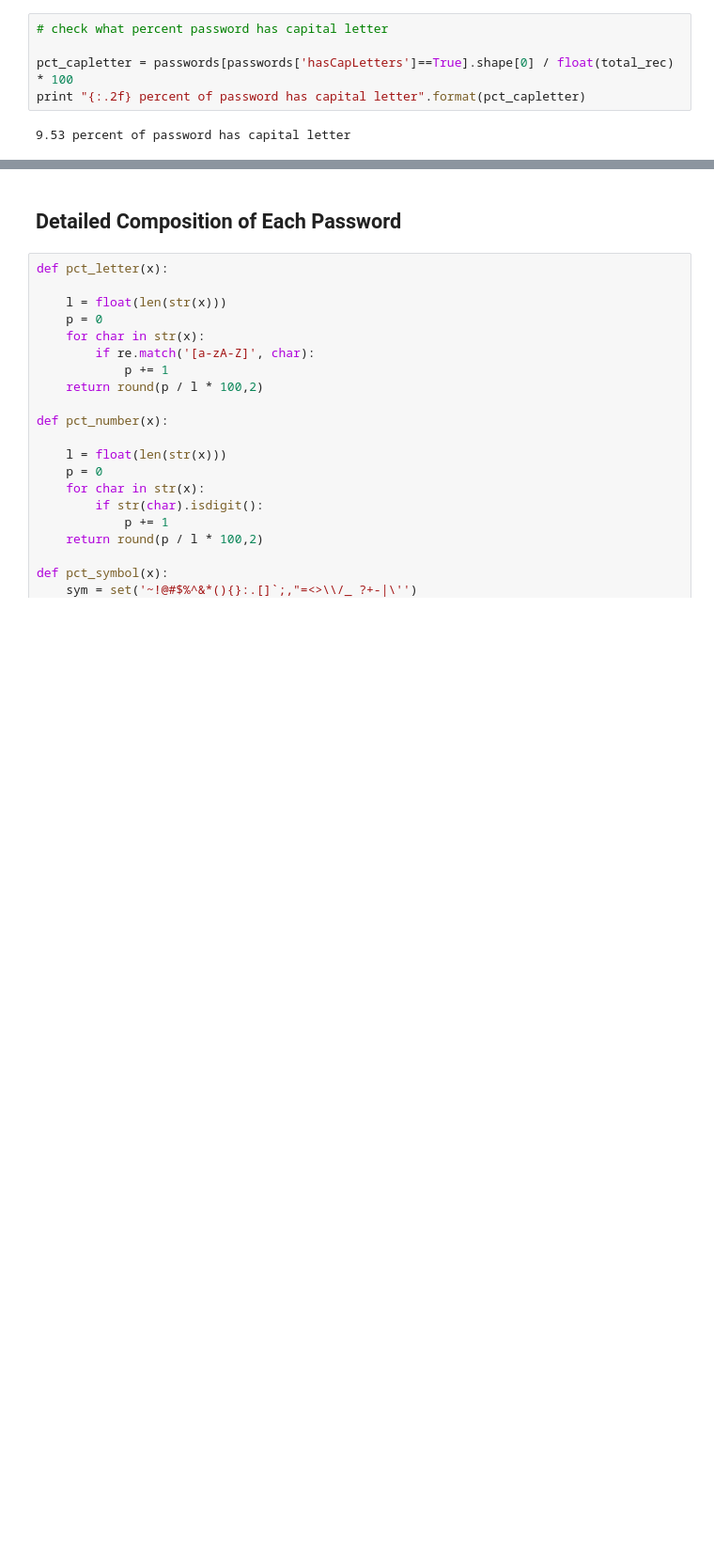
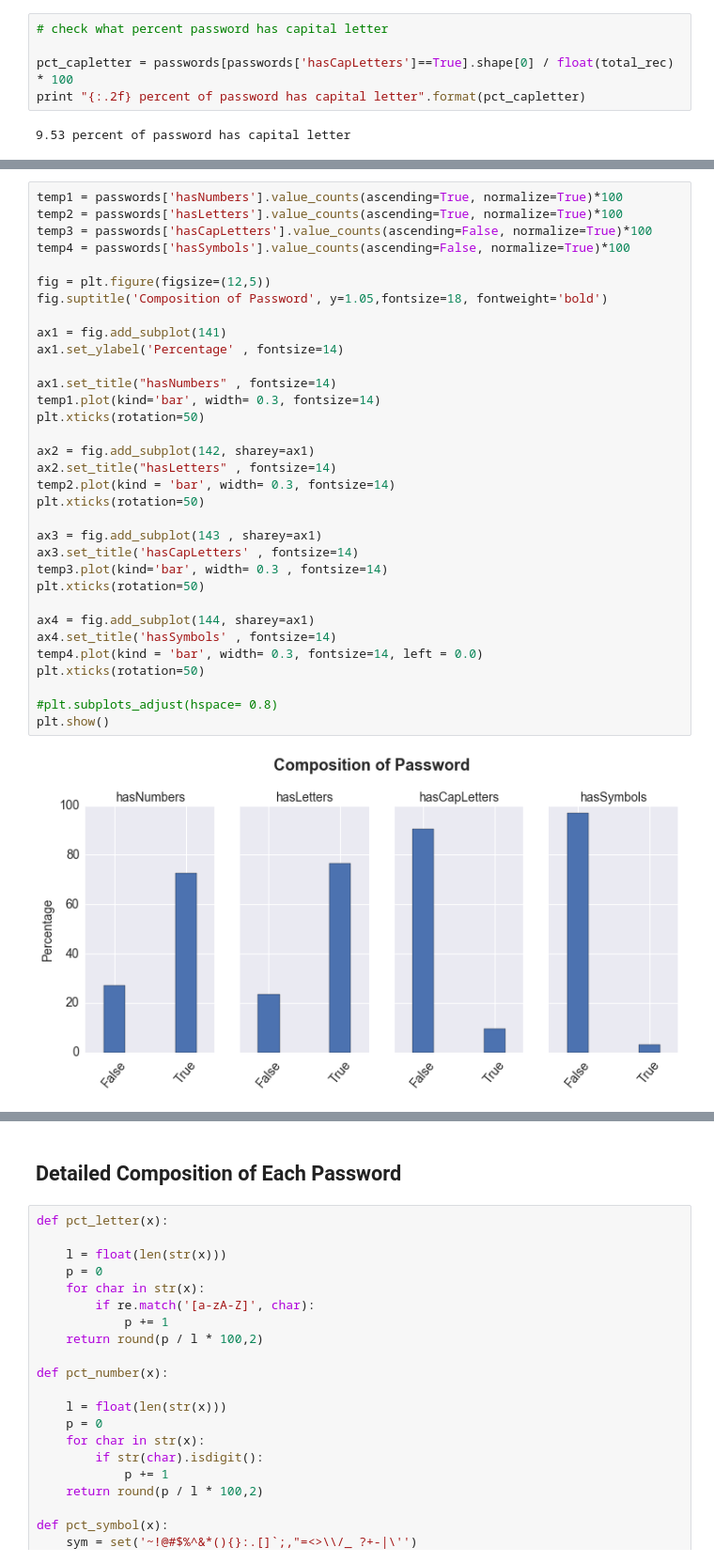
Before and after one commit to jhli973/Incubator, a Jupyter notebook: hijackedemail/Password and hijacked email.ipynb, the cells around one changed output, grey strips where cells are left out. Shown at 94% size. Drawn from its saved outputs; the diff is of its cells as text; blank space fills up the shorter version.

```diff
--- a/hijackedemail/Password and hijacked email.ipynb
+++ b/hijackedemail/Password and hijacked email.ipynb
@@ -197 +197,36 @@ print "{:.2f} percent of password has number only".format(pct_numonly)
+# %%
+temp1 = passwords['hasNumbers'].value_counts(ascending=True, normalize=True)*100
+temp2 = passwords['hasLetters'].value_counts(ascending=True, normalize=True)*100
+temp3 = passwords['hasCapLetters'].value_counts(ascending=False, normalize=True)*100
+temp4 = passwords['hasSymbols'].value_counts(ascending=False, normalize=True)*100
+
+fig = plt.figure(figsize=(12,5))
+fig.suptitle('Composition of Password', y=1.05,fontsize=18, fontweight='bold')
+
+ax1 = fig.add_subplot(141)
+ax1.set_ylabel('Percentage' , fontsize=14)
+
+ax1.set_title("hasNumbers" , fontsize=14)
+temp1.plot(kind='bar', width= 0.3, fontsize=14)
+plt.xticks(rotation=50)
+
+ax2 = fig.add_subplot(142, sharey=ax1)
+ax2.set_title("hasLetters" , fontsize=14)
+temp2.plot(kind = 'bar', width= 0.3, fontsize=14)
+plt.xticks(rotation=50)
+
+ax3 = fig.add_subplot(143 , sharey=ax1)
+ax3.set_title('hasCapLetters' , fontsize=14)
+temp3.plot(kind='bar', width= 0.3 , fontsize=14)
+plt.xticks(rotation=50)
+
+ax4 = fig.add_subplot(144, sharey=ax1)
+ax4.set_title('hasSymbols' , fontsize=14)
+temp4.plot(kind = 'bar', width= 0.3, fontsize=14, left = 0.0)
+plt.xticks(rotation=50)
+
+#plt.subplots_adjust(hspace= 0.8)
+plt.show()
+# %% [output]
+[figure, added]
 # %%
```
Also changed, not shown: parts of 14 cells of this notebook, 4 other files.
